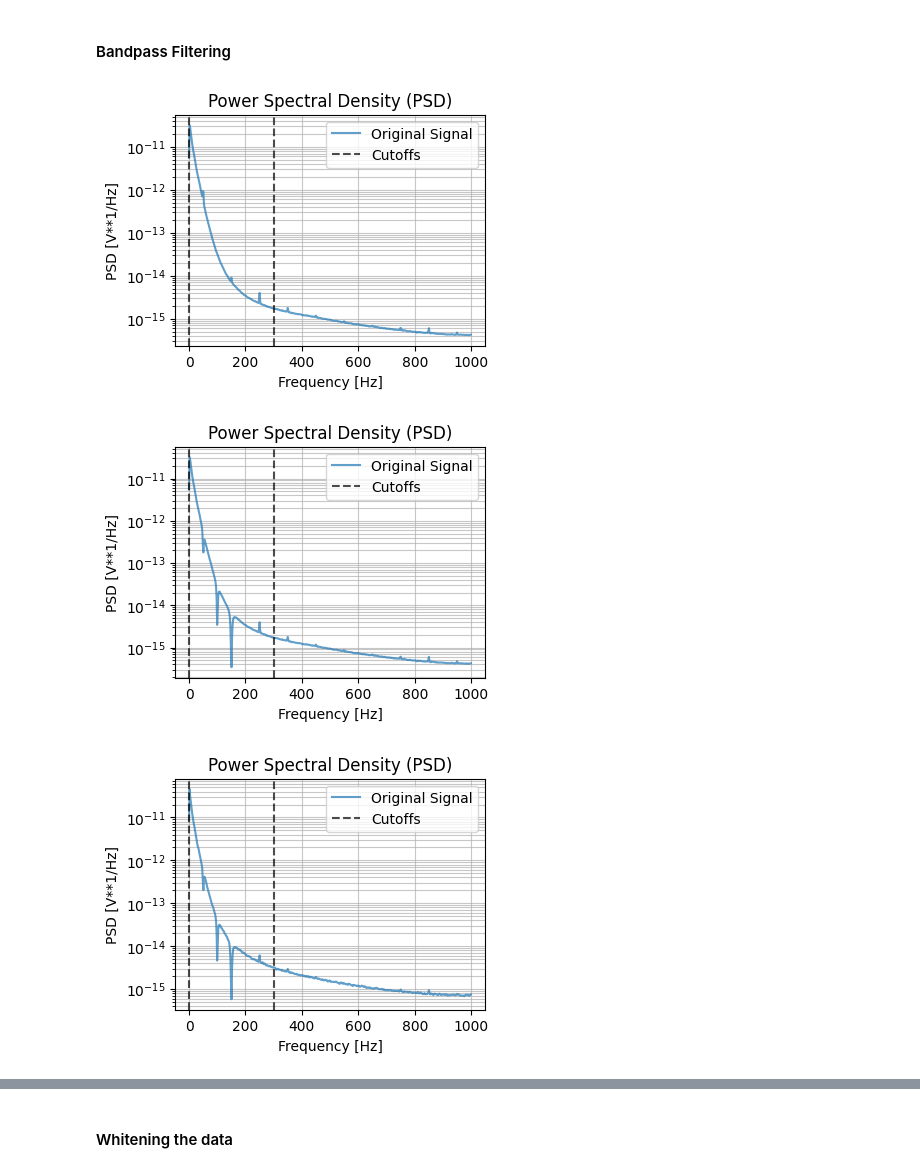
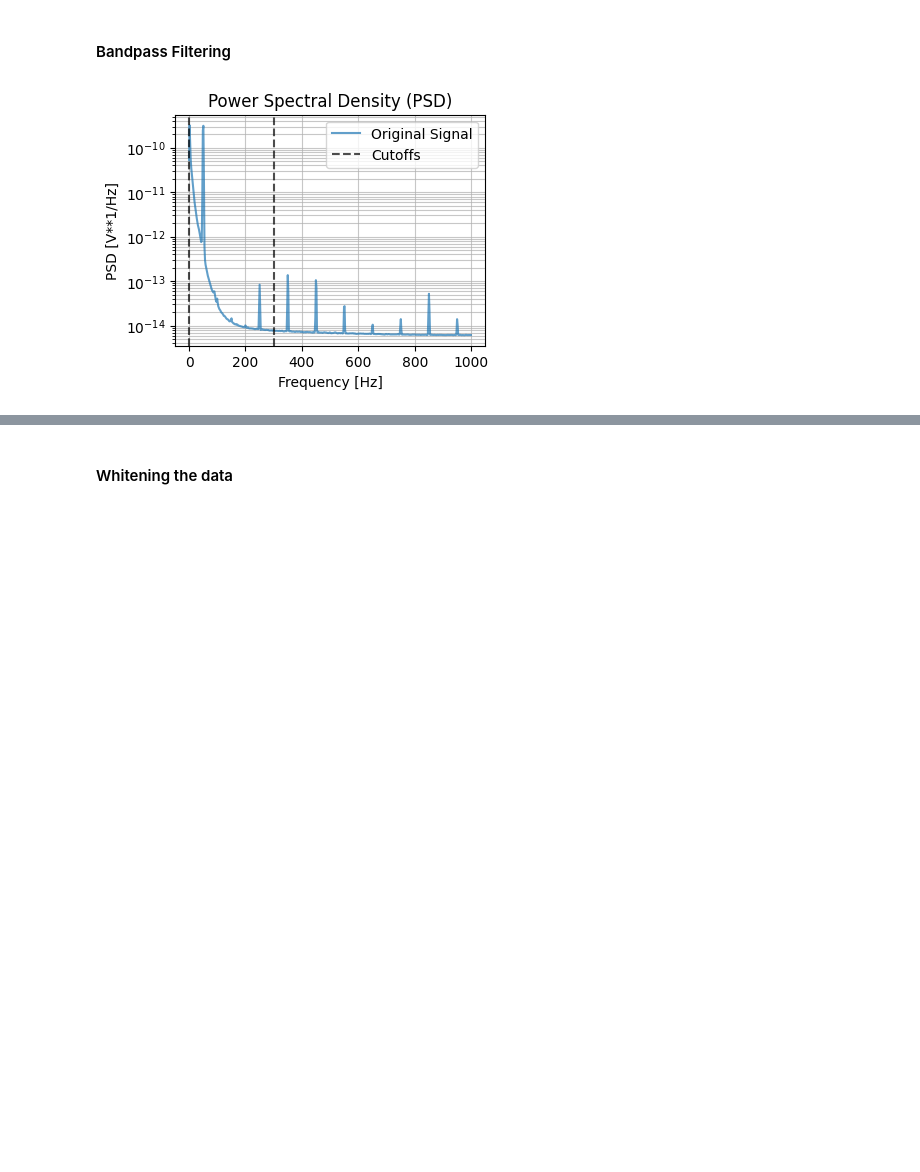
Before and after one commit to Neurosoft-Bioelectronics/auditorydecoding, a Jupyter notebook: notebooks/frequency_decoding.ipynb, the cells around one changed output, grey strips where cells are left out. Saved outputs shown, nothing was run; the diff lists cells and outputs as text; code cells hidden in the pictures; blank space fills up the shorter version.

```diff
--- a/notebooks/frequency_decoding.ipynb
+++ b/notebooks/frequency_decoding.ipynb
@@ -33,7 +33,7 @@ SPLIT_TYPE = "intrasession-causal"
 TASK_TYPE = "acoustic_stim"
 
 DATA_ROOT = "../data/processed/neurosoft_minipigs_2026"
-RECORDING_ID = "sub-06_ses-02_task-AcousStim_acq-LH_desc-raw"
+RECORDING_ID = "sub-07_ses-05_task-AcousStim_acq-LH_desc-raw"
 # %% [markdown]
 ## Load the data and preprocessing
 # %%
@@ -114,37 +114,35 @@ def apply_preprocessing(data):
         processed = bandpass_filter(processed, lowcut, highcut, fs, order=BANDPASS_ORDER)
     if APPLY_NOTCH_FILTER:
         processed = notch_filter(
             processed,
             fs,
             notch_frequency=NOTCH_FREQUENCY,
             quality_factor=NOTCH_Q,
             harmonics=NOTCH_HARMONICS,
         )
     return processed
 
 
 fs = 2000
 lowcut, highcut = 0.5, 300
 BANDPASS_ORDER = 6
 FILTER_SIGNAL = False
 
-APPLY_NOTCH_FILTER = True
+APPLY_NOTCH_FILTER = False
 NOTCH_FREQUENCY = 50.0
 NOTCH_Q = 30
 NOTCH_HARMONICS = 3
 
 plot_spectrum2(signal[:, 0], fs, lowcut, highcut)
 
 filtered_signal = apply_preprocessing(signal)
 data_train = apply_preprocessing(data_train)
 
 if FILTER_SIGNAL or APPLY_NOTCH_FILTER:
     plot_spectrum2(filtered_signal[:, 0], fs, lowcut, highcut)
     plot_spectrum2(data_train[:, 0], fs, lowcut, highcut)
 # %% [output]
-[figure, old version]
+[figure, new version]
-[figure, removed]
-[figure, removed]
 # %%
 plot_signal(filtered_signal, start=10, end=20, chann_names=channel_names)
 # %% [output]
```
Also changed, not shown: parts of 11 cells of this notebook.
